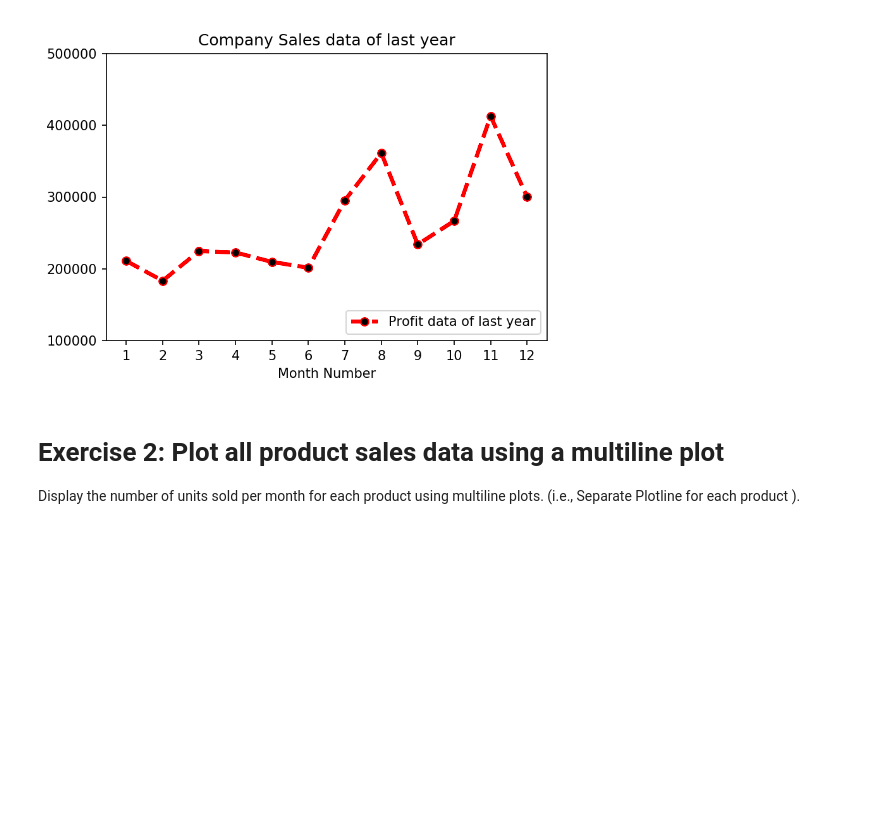
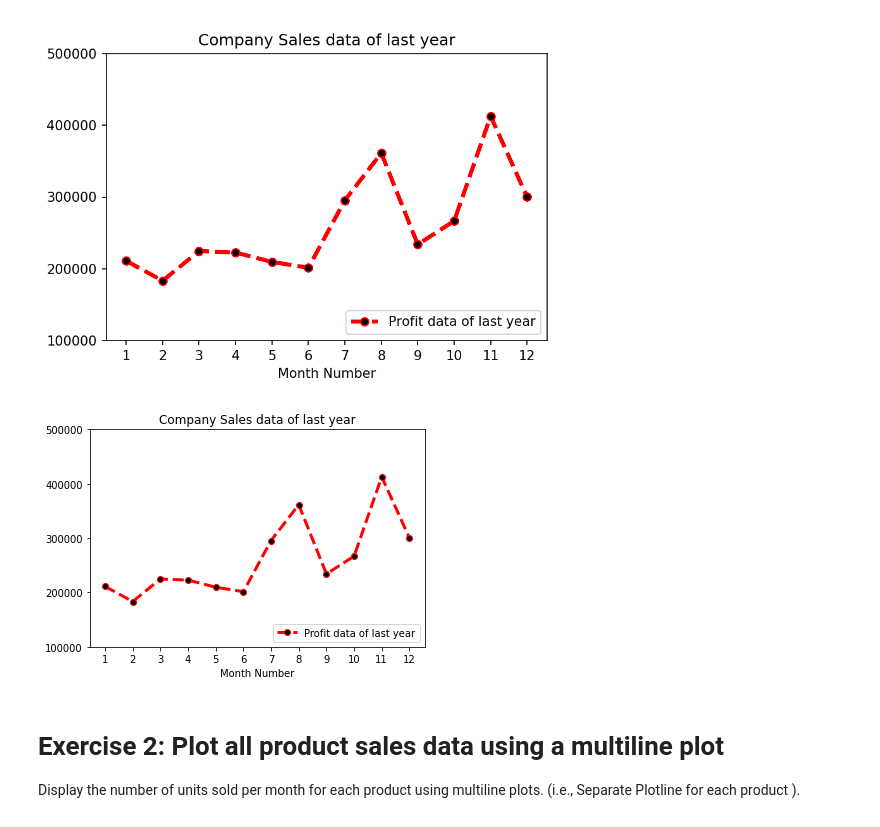
Before and after one commit to TechSaksham-FDP/FDP-5days, a Jupyter notebook: Assignments/Matplotlib-Day1-Exercise.ipynb, the cells around one changed output. Saved outputs shown, nothing was run; the diff lists cells and outputs as text; code cells hidden in the pictures; blank space fills up the shorter version.

```diff
--- a/Assignments/Matplotlib-Day1-Exercise.ipynb
+++ b/Assignments/Matplotlib-Day1-Exercise.ipynb
@@ -25,6 +28,16 @@ total_profit=[211000,183300,224700,222700,209600,201400,295500,361400,234000,266
 
 
 ![pic2.png](attachment:pic2.png)
+# %%
+plt.plot(month_number, total_profit, 'ro--', label="Profit data of last year", markerfacecolor='black', linewidth=3)
+plt.xlabel("Month Number")
+plt.title("Company Sales data of last year")
+plt.legend(loc='lower right')
+plt.xticks(month_number)
+plt.yticks(range(100000, 600000, 100000))
+plt.show()
+# %% [output]
+[figure, added]
 # %% [markdown]
 # Exercise 2: Plot all product sales data using a multiline plot
 
```
Also changed, not shown: parts of 6 cells of this notebook.
